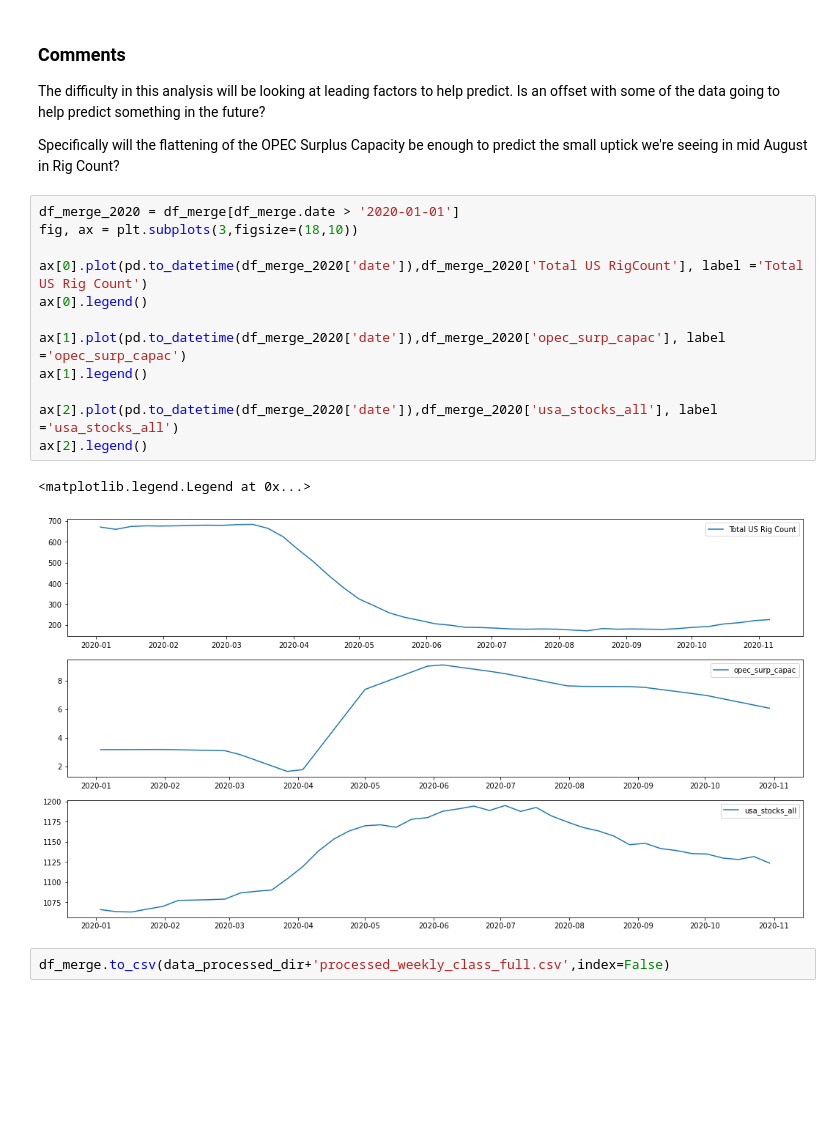
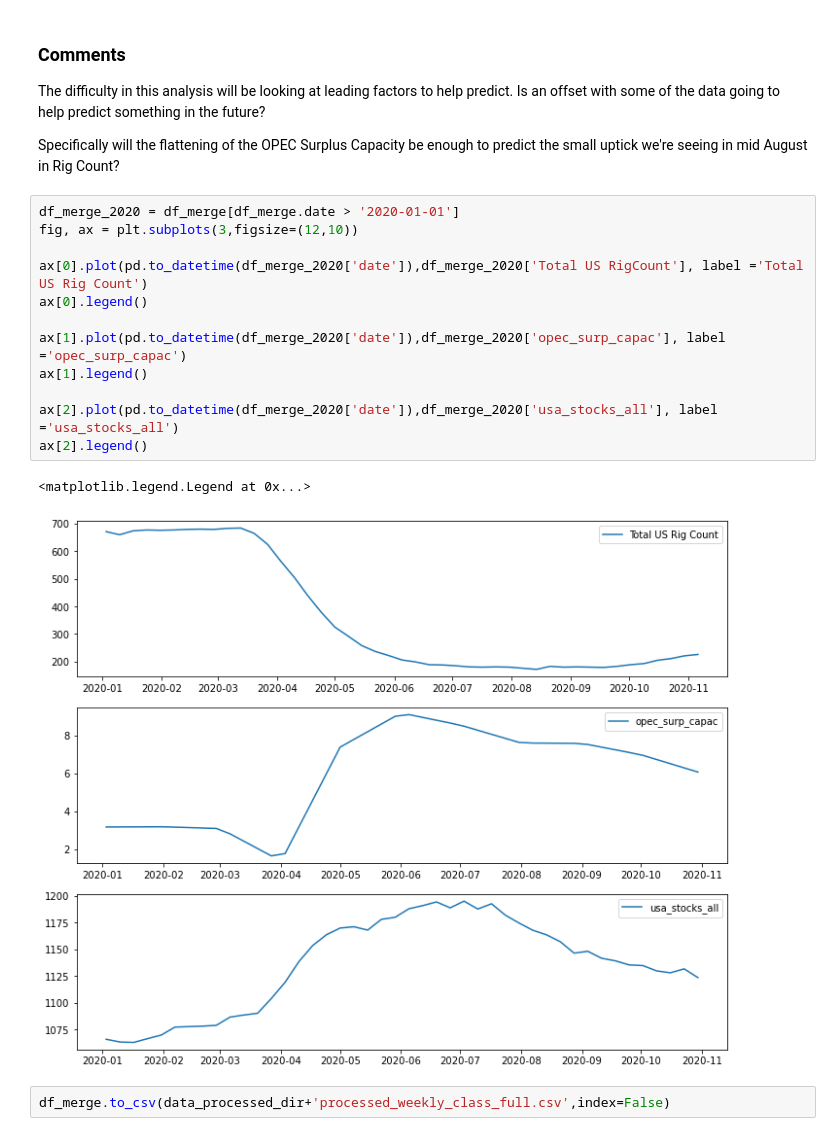
Before and after one commit to brspencer90/rig-count_L48, a Jupyter notebook: notebooks/02_Classification/3.1_EDA_class.ipynb, the cells around one changed output. Cells and saved outputs as stored; diff of their text form; blank space fills up the shorter version.

```diff
--- a/notebooks/02_Classification/3.1_EDA_class.ipynb
+++ b/notebooks/02_Classification/3.1_EDA_class.ipynb
@@ -512,19 +524,19 @@ The difficulty in this analysis will be looking at leading factors to help predi
 Specifically will the flattening of the OPEC Surplus Capacity be enough to predict the small uptick we're seeing in mid August in Rig Count?
 # %%
 df_merge_2020 = df_merge[df_merge.date > '2020-01-01']
-fig, ax = plt.subplots(3,figsize=(18,10))
+fig, ax = plt.subplots(3,figsize=(12,10))
 
 ax[0].plot(pd.to_datetime(df_merge_2020['date']),df_merge_2020['Total US RigCount'], label ='Total US Rig Count')
 ax[0].legend()
 
 ax[1].plot(pd.to_datetime(df_merge_2020['date']),df_merge_2020['opec_surp_capac'], label ='opec_surp_capac')
 ax[1].legend()
 
 ax[2].plot(pd.to_datetime(df_merge_2020['date']),df_merge_2020['usa_stocks_all'], label ='usa_stocks_all')
 ax[2].legend()
 # %% [output]
 <matplotlib.legend.Legend at 0x...>
-[figure, old version]
+[figure, new version]
 # %%
 df_merge.to_csv(data_processed_dir+'processed_weekly_class_full.csv',index=False)
 # %% [markdown]
```
Also changed, not shown: parts of 8 cells of this notebook, 15 other files.
